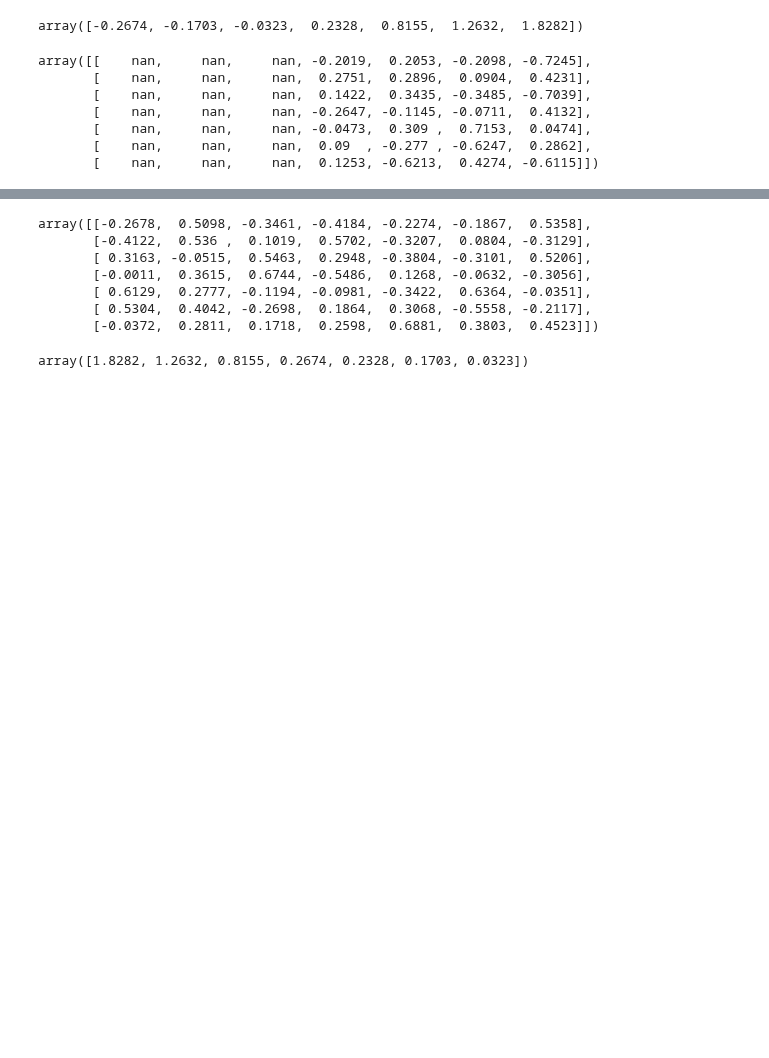
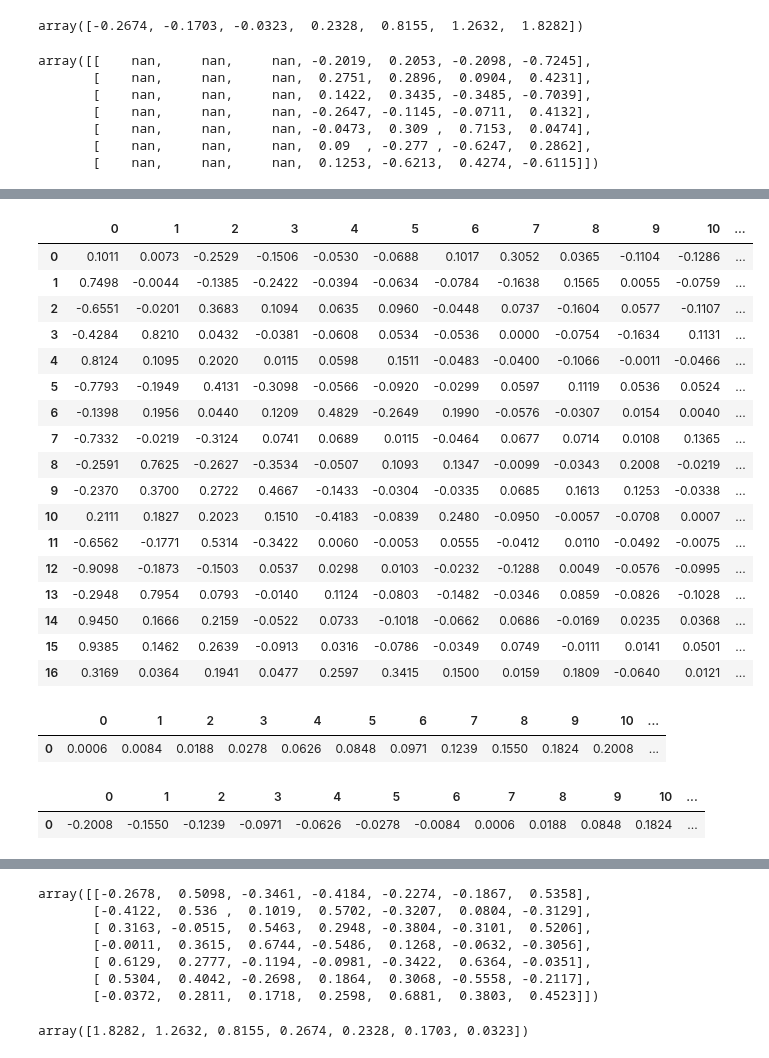
Before and after one commit to DavidGuzzi/MECMT04, a Jupyter notebook: problem_set_5/FA.ipynb, the cells around one changed output, grey strips where cells are left out. Saved outputs shown, nothing was run; the diff lists cells and outputs as text; code cells hidden in the pictures; blank space fills up the shorter version.

```diff
--- a/problem_set_5/FA.ipynb
+++ b/problem_set_5/FA.ipynb
@@ -3,7 +3,7 @@ import pandas as pd
 import numpy as np
 
 # np.set_printoptions(precision=4)
-# pd.set_option('display.float_format', '{:.4f}'.format)
+pd.set_option('display.float_format', '{:.4f}'.format)
 # path = r"C:\Users\HP\OneDrive\Escritorio\David Guzzi\DiTella\MEC\Materias\2024 2T\[MT04] Análisis Estadístico Multivariado\Guías prácticas\Problem Set 5-20240906\FA.xlsx"
 
 # df = pd.read_excel(path)
@@ -368,0 +396,9 @@ Loadings:
+# %%
+import pandas as pd
+import pyreadstat as st
+import pingouin as pg
+import numpy as np
+
+path = r"C:\Users\HP\OneDrive\Escritorio\David Guzzi\Github\MECMT04\problem_set_5\ind.dta"
+
+df, meta = st.read_dta(path)
@@ -368,0 +461,38 @@ Loadings:
+# %%
+X_corr = np.corrcoef(df.iloc[:,1:].values, rowvar=False)
+X_corr_inv = np.linalg.inv(X_corr)
+X_corr_inv_diag = np.diag(X_corr_inv)
+R = 1 - (1 / X_corr_inv_diag)
+np.fill_diagonal(X_corr, R)
+eigenvalues, _ = np.linalg.eig(X_corr)
+eigenvectors, D, _ = randomized_svd(X_corr, n_components=X_corr.shape[1], random_state=1234567890)
+pd.DataFrame(eigenvectors * np.sqrt(D))
+# %% [output]
+|  | 0 | 1 | 2 | 3 | 4 | 5 | 6 | 7 | 8 | 9 | 10 | ... |
+| 0 | 0.1011 | 0.0073 | -0.2529 | -0.1506 | -0.0530 | -0.0688 | 0.1017 | 0.3052 | 0.0365 | -0.1104 | -0.1286 | ... |
+| 1 | 0.7498 | -0.0044 | -0.1385 | -0.2422 | -0.0394 | -0.0634 | -0.0784 | -0.1638 | 0.1565 | 0.0055 | -0.0759 | ... |
+| 2 | -0.6551 | -0.0201 | 0.3683 | 0.1094 | 0.0635 | 0.0960 | -0.0448 | 0.0737 | -0.1604 | 0.0577 | -0.1107 | ... |
+| 3 | -0.4284 | 0.8210 | 0.0432 | -0.0381 | -0.0608 | 0.0534 | -0.0536 | 0.0000 | -0.0754 | -0.1634 | 0.1131 | ... |
+| 4 | 0.8124 | 0.1095 | 0.2020 | 0.0115 | 0.0598 | 0.1511 | -0.0483 | -0.0400 | -0.1066 | -0.0011 | -0.0466 | ... |
+| 5 | -0.7793 | -0.1949 | 0.4131 | -0.3098 | -0.0566 | -0.0920 | -0.0299 | 0.0597 | 0.1119 | 0.0536 | 0.0524 | ... |
+| 6 | -0.1398 | 0.1956 | 0.0440 | 0.1209 | 0.4829 | -0.2649 | 0.1990 | -0.0576 | -0.0307 | 0.0154 | 0.0040 | ... |
+| 7 | -0.7332 | -0.0219 | -0.3124 | 0.0741 | 0.0689 | 0.0115 | -0.0464 | 0.0677 | 0.0714 | 0.0108 | 0.1365 | ... |
+| 8 | -0.2591 | 0.7625 | -0.2627 | -0.3534 | -0.0507 | 0.1093 | 0.1347 | -0.0099 | -0.0343 | 0.2008 | -0.0219 | ... |
+| 9 | -0.2370 | 0.3700 | 0.2722 | 0.4667 | -0.1433 | -0.0304 | -0.0335 | 0.0685 | 0.1613 | 0.1253 | -0.0338 | ... |
+| 10 | 0.2111 | 0.1827 | 0.2023 | 0.1510 | -0.4183 | -0.0839 | 0.2480 | -0.0950 | -0.0057 | -0.0708 | 0.0007 | ... |
+| 11 | -0.6562 | -0.1771 | 0.5314 | -0.3422 | 0.0060 | -0.0053 | 0.0555 | -0.0412 | 0.0110 | -0.0492 | -0.0075 | ... |
+| 12 | -0.9098 | -0.1873 | -0.1503 | 0.0537 | 0.0298 | 0.0103 | -0.0232 | -0.1288 | 0.0049 | -0.0576 | -0.0995 | ... |
+| 13 | -0.2948 | 0.7954 | 0.0793 | -0.0140 | 0.1124 | -0.0803 | -0.1482 | -0.0346 | 0.0859 | -0.0826 | -0.1028 | ... |
+| 14 | 0.9450 | 0.1666 | 0.2159 | -0.0522 | 0.0733 | -0.1018 | -0.0662 | 0.0686 | -0.0169 | 0.0235 | 0.0368 | ... |
+| 15 | 0.9385 | 0.1462 | 0.2639 | -0.0913 | 0.0316 | -0.0786 | -0.0349 | 0.0749 | -0.0111 | 0.0141 | 0.0501 | ... |
+| 16 | 0.3169 | 0.0364 | 0.1941 | 0.0477 | 0.2597 | 0.3415 | 0.1500 | 0.0159 | 0.1809 | -0.0640 | 0.0121 | ... |
+# %%
+pd.DataFrame(np.sort(D)).T
+# %% [output]
+|  | 0 | 1 | 2 | 3 | 4 | 5 | 6 | 7 | 8 | 9 | 10 | ... |
+| 0 | 0.0006 | 0.0084 | 0.0188 | 0.0278 | 0.0626 | 0.0848 | 0.0971 | 0.1239 | 0.1550 | 0.1824 | 0.2008 | ... |
+# %%
+pd.DataFrame(np.sort(eigenvalues)).T
+# %% [output]
+|  | 0 | 1 | 2 | 3 | 4 | 5 | 6 | 7 | 8 | 9 | 10 | ... |
+| 0 | -0.2008 | -0.1550 | -0.1239 | -0.0971 | -0.0626 | -0.0278 | -0.0084 | 0.0006 | 0.0188 | 0.0848 | 0.1824 | ... |
```
Also changed, not shown: parts of 48 cells of this notebook, 1 other file.
